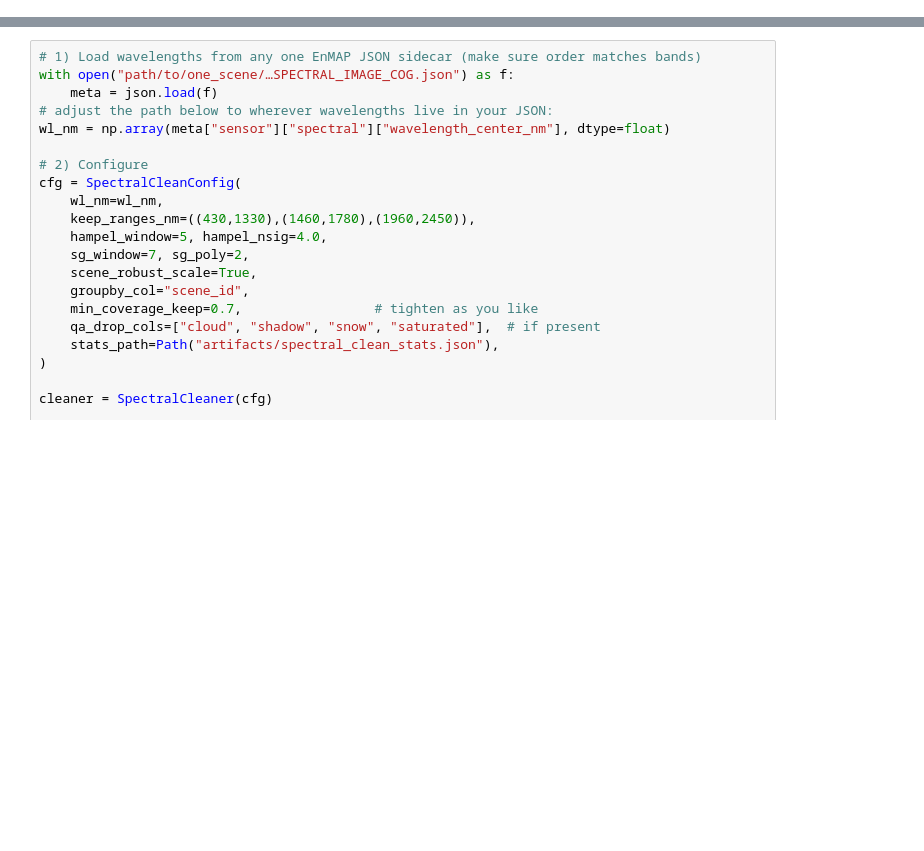
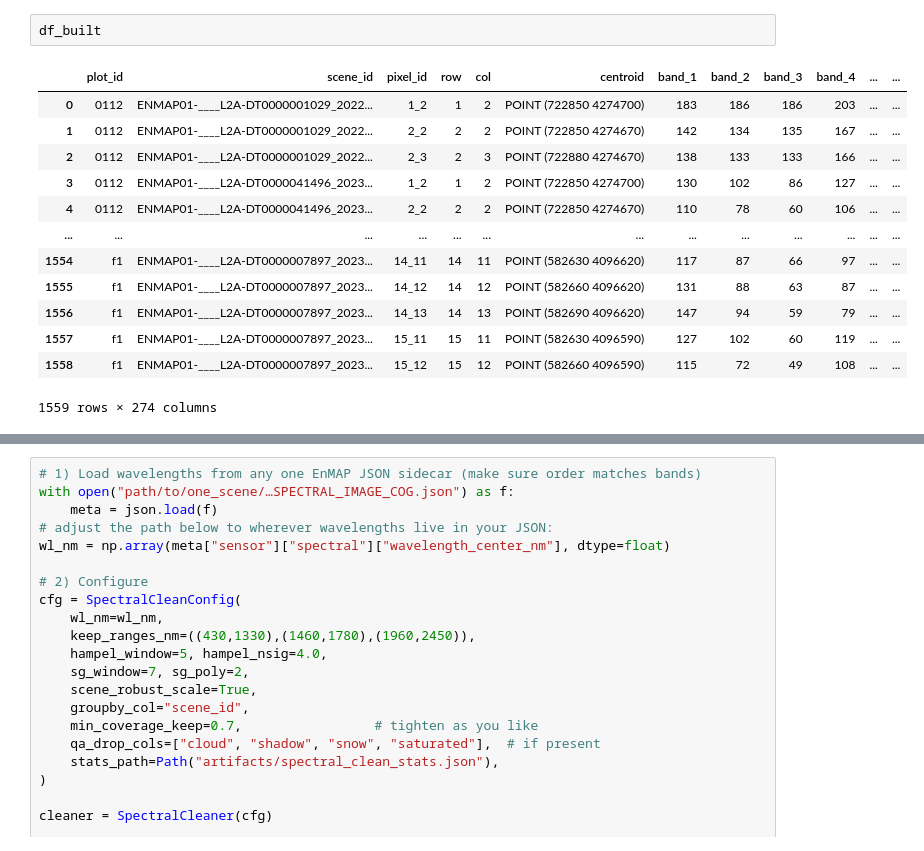
Before and after one commit to dangause/rs-hsi-botany, a Jupyter notebook: notebooks/pipeline/6_spectral_cleaning.ipynb, the cells around one changed output, grey strips where cells are left out. Drawn from its saved outputs; the diff is of its cells as text; blank space fills up the shorter version.

```diff
--- a/notebooks/pipeline/6_spectral_cleaning.ipynb
+++ b/notebooks/pipeline/6_spectral_cleaning.ipynb
@@ -4,0 +275,16 @@ ModuleNotFoundError: No module named 'hrs_botany'
+# %%
+df_built
+# %% [output]
+|  | plot_id | scene_id | pixel_id | row | col | centroid | band_1 | band_2 | band_3 | band_4 | ... | ... |
+| 0 | 0112 | ENMAP01-____L2A-DT0000001029_2022... | 1_2 | 1 | 2 | POINT (722850 4274700) | 183 | 186 | 186 | 203 | ... | ... |
+| 1 | 0112 | ENMAP01-____L2A-DT0000001029_2022... | 2_2 | 2 | 2 | POINT (722850 4274670) | 142 | 134 | 135 | 167 | ... | ... |
+| 2 | 0112 | ENMAP01-____L2A-DT0000001029_2022... | 2_3 | 2 | 3 | POINT (722880 4274670) | 138 | 133 | 133 | 166 | ... | ... |
+| 3 | 0112 | ENMAP01-____L2A-DT0000041496_2023... | 1_2 | 1 | 2 | POINT (722850 4274700) | 130 | 102 | 86 | 127 | ... | ... |
+| 4 | 0112 | ENMAP01-____L2A-DT0000041496_2023... | 2_2 | 2 | 2 | POINT (722850 4274670) | 110 | 78 | 60 | 106 | ... | ... |
+| ... | ... | ... | ... | ... | ... | ... | ... | ... | ... | ... | ... | ... |
+| 1554 | f1 | ENMAP01-____L2A-DT0000007897_2023... | 14_11 | 14 | 11 | POINT (582630 4096620) | 117 | 87 | 66 | 97 | ... | ... |
+| 1555 | f1 | ENMAP01-____L2A-DT0000007897_2023... | 14_12 | 14 | 12 | POINT (582660 4096620) | 131 | 88 | 63 | 87 | ... | ... |
+| 1556 | f1 | ENMAP01-____L2A-DT0000007897_2023... | 14_13 | 14 | 13 | POINT (582690 4096620) | 147 | 94 | 59 | 79 | ... | ... |
+| 1557 | f1 | ENMAP01-____L2A-DT0000007897_2023... | 15_11 | 15 | 11 | POINT (582630 4096590) | 127 | 102 | 60 | 119 | ... | ... |
+| 1558 | f1 | ENMAP01-____L2A-DT0000007897_2023... | 15_12 | 15 | 12 | POINT (582660 4096590) | 115 | 72 | 49 | 108 | ... | ... |
+1559 rows × 274 columns
```
Also changed, not shown: parts of 16 cells of this notebook, 3 other files.
